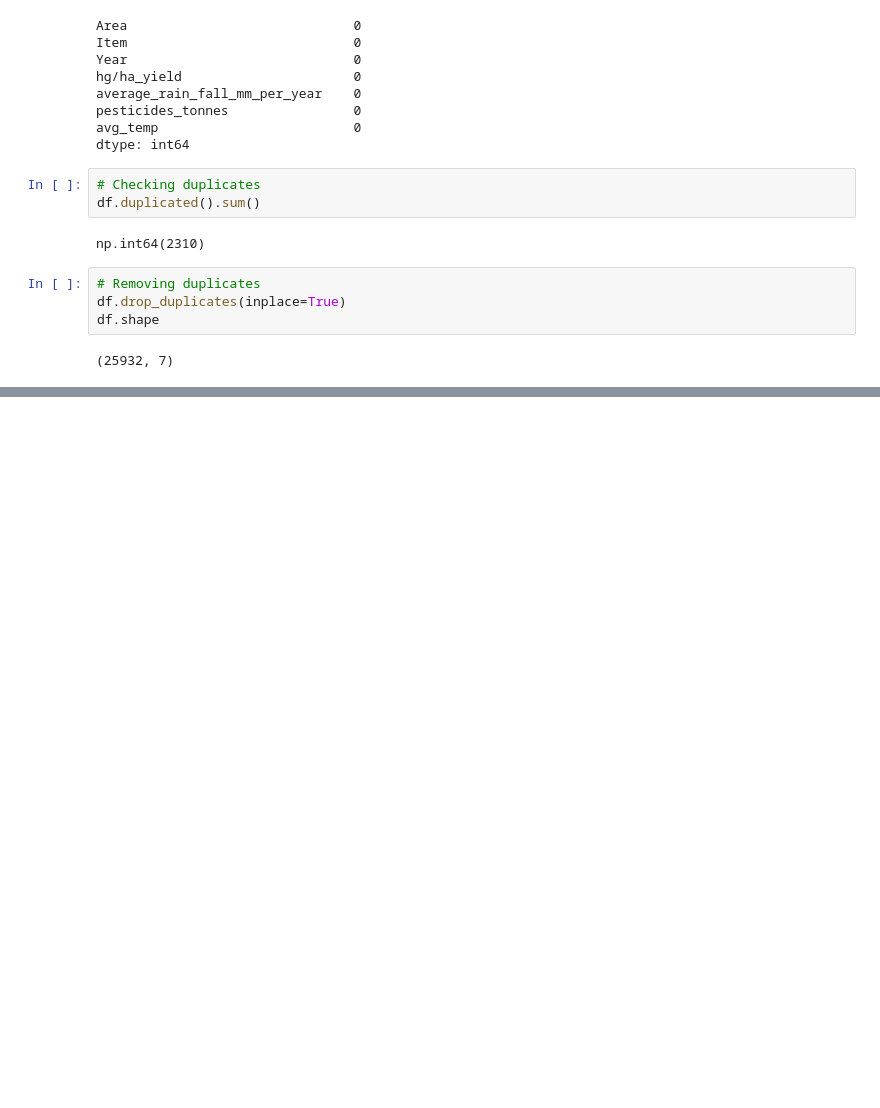
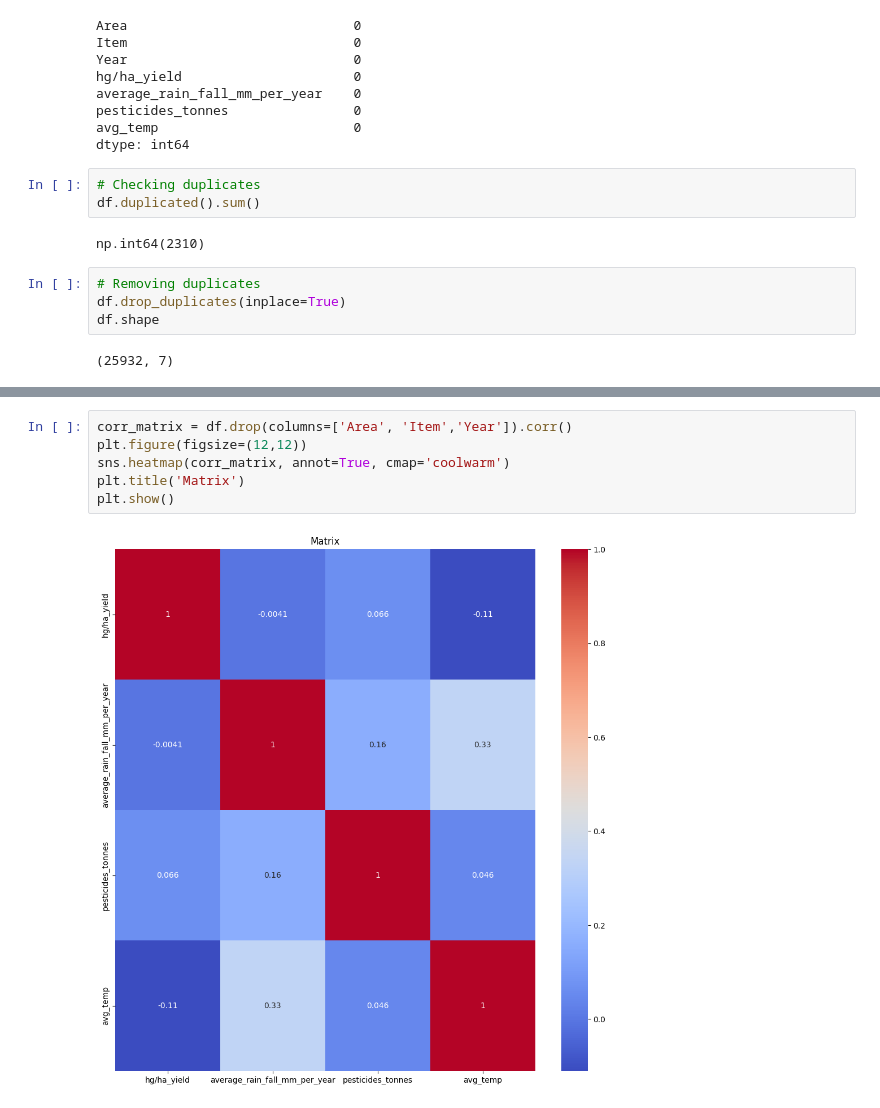
Before and after one commit to andrefpvalenga/crop-yeld-project, a Jupyter notebook: CropYeldPrediction.ipynb, the cells around one changed output, grey strips where cells are left out. Saved outputs shown, nothing was run; the diff lists cells and outputs as text; blank space fills up the shorter version.

```diff
--- a/CropYeldPrediction.ipynb
+++ b/CropYeldPrediction.ipynb
@@ -76,0 +128,8 @@ df.shape
+# %%
+corr_matrix = df.drop(columns=['Area', 'Item','Year']).corr()
+plt.figure(figsize=(12,12))
+sns.heatmap(corr_matrix, annot=True, cmap='coolwarm')
+plt.title('Matrix')
+plt.show()
+# %% [output]
+[figure, added]
```
Also changed, not shown: parts of 14 cells of this notebook.
